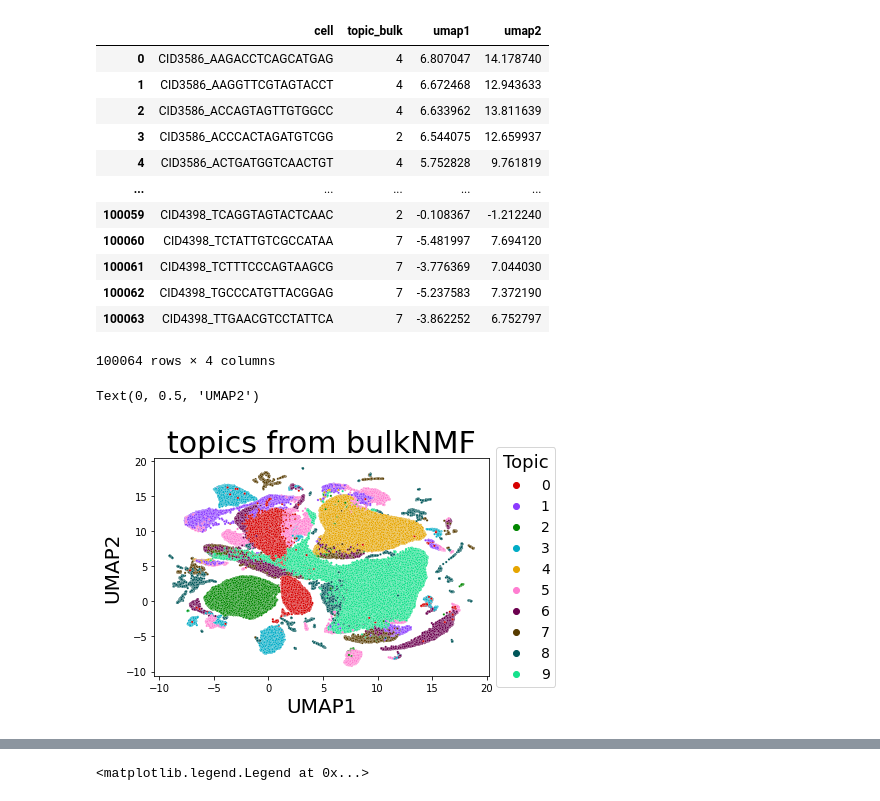
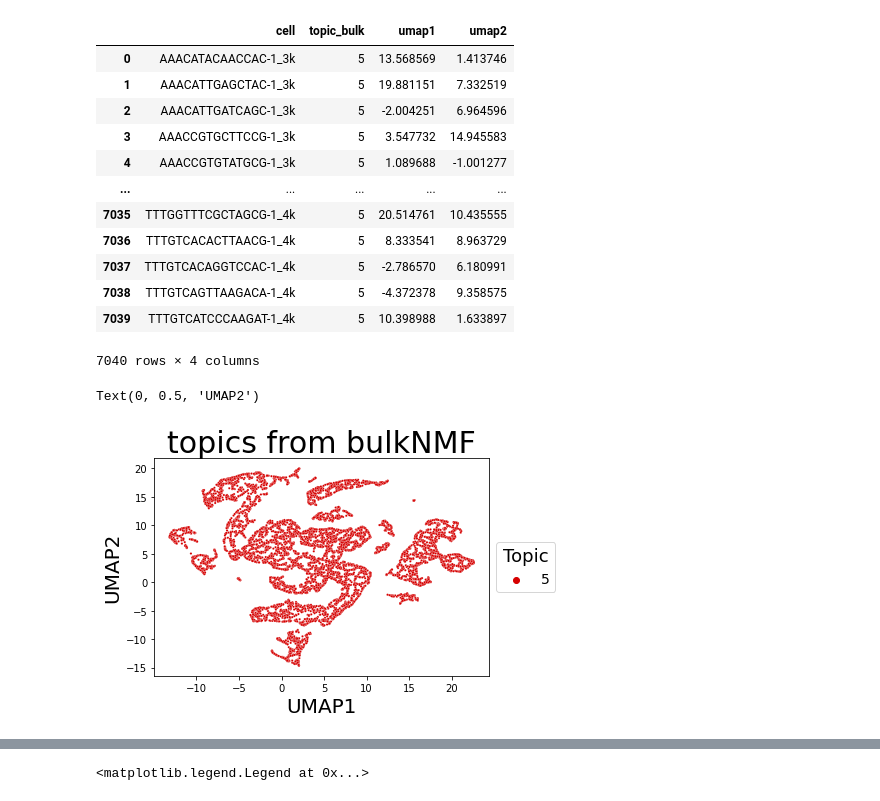
Before and after one commit to causalpathlab/asapp, a Jupyter notebook: examples/2_hbcc_data_dc.ipynb, the cells around one changed output, grey strips where cells are left out. Cells and saved outputs as stored; diff of their text form; code cells hidden in the pictures.

```diff
--- a/examples/2_hbcc_data_dc.ipynb
+++ b/examples/2_hbcc_data_dc.ipynb
@@ -21,7 +21,7 @@ args = namedtuple('Struct',experiment_config.keys())(*experiment_config.values()
 sample_in = args.home + args.experiment + args.input+ args.sample_id +'/'+args.sample_id
 sample_out = args.home + args.experiment + args.output+ args.sample_id +'/'+args.sample_id
 
-dl = DataSet(sample_in,sample_out,data_mode='sparse',data_ondisk=False)
+dl = DataSet('pbmc',sample_in,sample_out)
 dl.config = args
 dl.initialize_data()
 print(dl.inpath)
@@ -32,2 +32,2 @@ print(dl.outpath)
 # %%
-model = np.load(sample_out+'_dcnmf.npz')
+model = np.load(sample_out+'_altnmf.npz')
@@ -47,5 +38,5 @@ df_theta.index = dl.rows
 # %%
 df_beta = pd.DataFrame(model['beta'].T)
-df_beta.columns = dl.cols
+df_beta.columns = dl.genes
 df_theta = pd.DataFrame(model['corr'])
-df_theta.index = dl.rows
+df_theta.index = dl.barcodes
@@ -60,31 +57,31 @@ sns.clustermap(df_top.T,cmap='viridis')
 # %%
 import umap
 
 df_umap= pd.DataFrame()
-df_umap['cell'] = dl.rows
+df_umap['cell'] = dl.barcodes
 df_umap['topic_bulk'] = [x for x in df_theta.iloc[:,:].idxmax(axis=1)]
 
 umap_2d = umap.UMAP(n_components=2, init='random', random_state=0,min_dist=0.4,metric='cosine')
 proj_2d = umap_2d.fit(df_theta.iloc[:,1:])
 df_umap[['umap1','umap2']] = umap_2d.embedding_[:,[0,1]]
 df_umap
 
 # df_umap = pd.read_csv(sample_out+'_theta_umap.csv')
 # df_umap.columns = ['cell','umap1','umap2']
 # %% [output]
 |  | cell | topic_bulk | umap1 | umap2 |
-| 0 | CID3586_AAGACCTCAGCATGAG | 4 | 6.807047 | 14.178740 |
-| 1 | CID3586_AAGGTTCGTAGTACCT | 4 | 6.672468 | 12.943633 |
-| 2 | CID3586_ACCAGTAGTTGTGGCC | 4 | 6.633962 | 13.811639 |
-| 3 | CID3586_ACCCACTAGATGTCGG | 2 | 6.544075 | 12.659937 |
-| 4 | CID3586_ACTGATGGTCAACTGT | 4 | 5.752828 | 9.761819 |
+| 0 | AAACATACAACCAC-1_3k | 5 | 13.568569 | 1.413746 |
+| 1 | AAACATTGAGCTAC-1_3k | 5 | 19.881151 | 7.332519 |
+| 2 | AAACATTGATCAGC-1_3k | 5 | -2.004251 | 6.964596 |
+| 3 | AAACCGTGCTTCCG-1_3k | 5 | 3.547732 | 14.945583 |
+| 4 | AAACCGTGTATGCG-1_3k | 5 | 1.089688 | -1.001277 |
 | ... | ... | ... | ... | ... |
-| 100059 | CID4398_TCAGGTAGTACTCAAC | 2 | -0.108367 | -1.212240 |
-| 100060 | CID4398_TCTATTGTCGCCATAA | 7 | -5.481997 | 7.694120 |
-| 100061 | CID4398_TCTTTCCCAGTAAGCG | 7 | -3.776369 | 7.044030 |
-| 100062 | CID4398_TGCCCATGTTACGGAG | 7 | -5.237583 | 7.372190 |
-| 100063 | CID4398_TTGAACGTCCTATTCA | 7 | -3.862252 | 6.752797 |
+| 7035 | TTTGGTTTCGCTAGCG-1_4k | 5 | 20.514761 | 10.435555 |
+| 7036 | TTTGTCACACTTAACG-1_4k | 5 | 8.333541 | 8.963729 |
+| 7037 | TTTGTCACAGGTCCAC-1_4k | 5 | -2.786570 | 6.180991 |
+| 7038 | TTTGTCAGTTAAGACA-1_4k | 5 | -4.372378 | 9.358575 |
+| 7039 | TTTGTCATCCCAAGAT-1_4k | 5 | 10.398988 | 1.633897 |
-100064 rows × 4 columns
+7040 rows × 4 columns
 # %%
 cp = sns.color_palette(cc.glasbey_dark, n_colors=len(df_umap['topic_bulk'].unique()))
 p = sns.scatterplot(data=df_umap, x='umap1', y='umap2', hue='topic_bulk',s=5,palette=cp,legend=True)
@@ -94,4 +91,4 @@ p.set_xlabel("UMAP1",fontsize=20)
 p.set_ylabel("UMAP2",fontsize=20)
 # %% [output]
 Text(0, 0.5, 'UMAP2')
-[figure, old version]
+[figure, new version]
```
Also changed, not shown: parts of 9 cells of this notebook, 24 other files.
